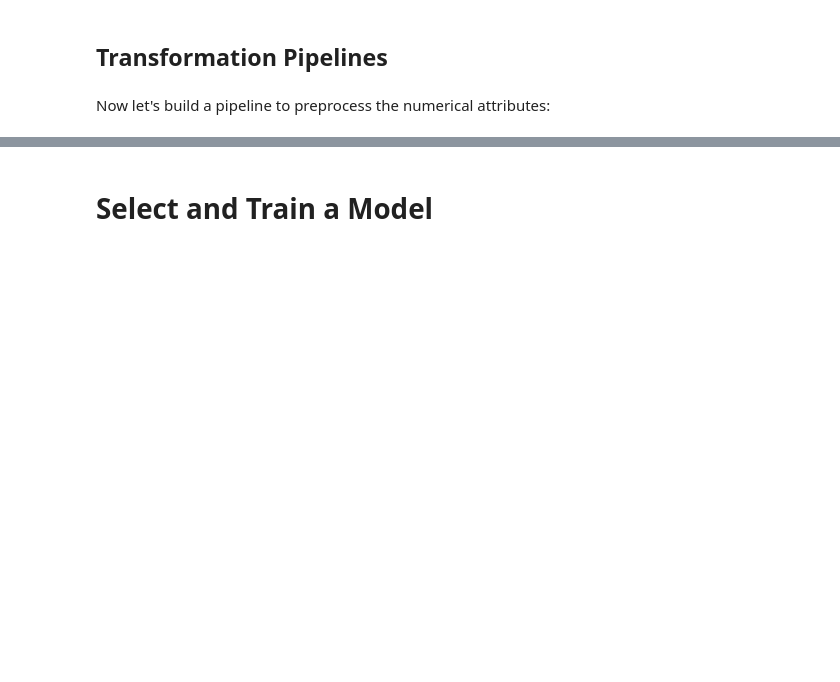
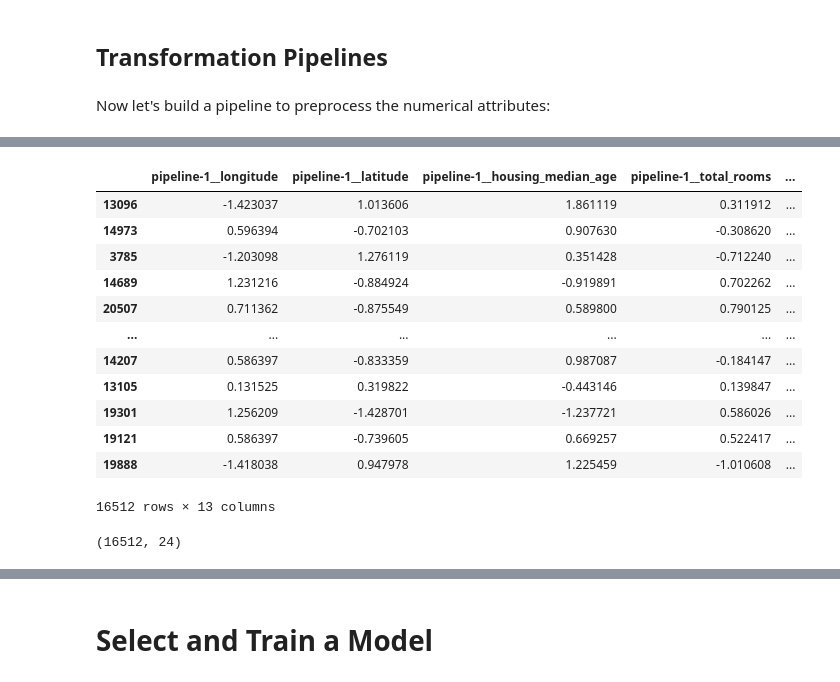
Before and after one commit to Menego23/handson-ml3, a Jupyter notebook: 02_end_to_end_machine_learning_project.ipynb, the cells around one changed output, grey strips where cells are left out. Saved outputs shown, nothing was run; the diff lists cells and outputs as text; code cells hidden in the pictures; blank space fills up the shorter version.

```diff
--- a/02_end_to_end_machine_learning_project.ipynb
+++ b/02_end_to_end_machine_learning_project.ipynb
@@ -811,5 +852,5 @@ num_pipeline.named_steps["simpleimputer"]
 # %%
-num_pipeline.set_params(simpleimputer__strategy="median")
+# num_pipeline.set_params(simpleimputer__strategy="median")
 # %%
 from sklearn.compose import ColumnTransformer
 
@@ -817,9 +858,12 @@ num_attribs = ["longitude", "latitude", "housing_median_age", "total_rooms",
                "total_bedrooms", "population", "households", "median_income"]
 cat_attribs = ["ocean_proximity"]
 
+# esempio codice in alto
+# num_pipeline = make_pipeline(SimpleImputer(strategy="median"), StandardScaler())
+
 cat_pipeline = make_pipeline(
     SimpleImputer(strategy="most_frequent"),
-    OneHotEncoder(handle_unknown="ignore"))
+    OneHotEncoder(handle_unknown="ignore", sparse_output= False))
 
 preprocessing = ColumnTransformer([
     ("num", num_pipeline, num_attribs),
@@ -834,3 +878,18 @@ preprocessing = make_column_transformer(
 )
 # %%
 housing_prepared = preprocessing.fit_transform(housing)
+housing_prepared
+# %% [output]
+|  | pipeline-1__longitude | pipeline-1__latitude | pipeline-1__housing_median_age | pipeline-1__total_rooms | ... |
+| 13096 | -1.423037 | 1.013606 | 1.861119 | 0.311912 | ... |
+| 14973 | 0.596394 | -0.702103 | 0.907630 | -0.308620 | ... |
+| 3785 | -1.203098 | 1.276119 | 0.351428 | -0.712240 | ... |
+| 14689 | 1.231216 | -0.884924 | -0.919891 | 0.702262 | ... |
+| 20507 | 0.711362 | -0.875549 | 0.589800 | 0.790125 | ... |
+| ... | ... | ... | ... | ... | ... |
+| 14207 | 0.586397 | -0.833359 | 0.987087 | -0.184147 | ... |
+| 13105 | 0.131525 | 0.319822 | -0.443146 | 0.139847 | ... |
+| 19301 | 1.256209 | -1.428701 | -1.237721 | 0.586026 | ... |
+| 19121 | 0.586397 | -0.739605 | 0.669257 | 0.522417 | ... |
+| 19888 | -1.418038 | 0.947978 | 1.225459 | -1.010608 | ... |
+16512 rows × 13 columns
@@ -844,6 +896,12 @@ housing_prepared_fr.head(2)
 # %%
+from sklearn.preprocessing import FunctionTransformer
+
 def column_ratio(X):
-    return X[:, [0]] / X[:, [1]]
+    if isinstance(X, pd.DataFrame):
+        return (X.iloc[:, 0] / X.iloc[:, 1]).to_frame()
+    else:  # Assume it's a numpy array
+        return (X[:, 0] / X[:, 1]).reshape(-1, 1)
+
 
 def ratio_name(function_transformer, feature_names_in):
     return ["ratio"]  # feature names out
@@ -870,4 +928,9 @@ preprocessing = ColumnTransformer([
         ("geo", cluster_simil, ["latitude", "longitude"]),
         ("cat", cat_pipeline, make_column_selector(dtype_include=object)),
     ],
-    remainder=default_num_pipeline)  # one column remaining: housing_median_age
+    remainder=default_num_pipeline)# passtrought  # one column remaining: housing_median_age
+
+housing_prepared = preprocessing.fit_transform(housing)
+housing_prepared.shape
+# %% [output]
+(16512, 24)
```
Also changed, not shown: parts of 47 cells of this notebook.
